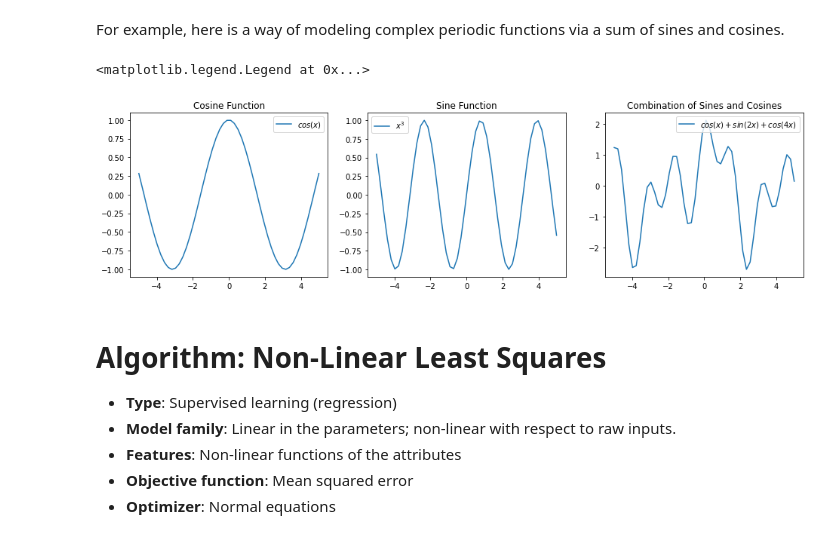
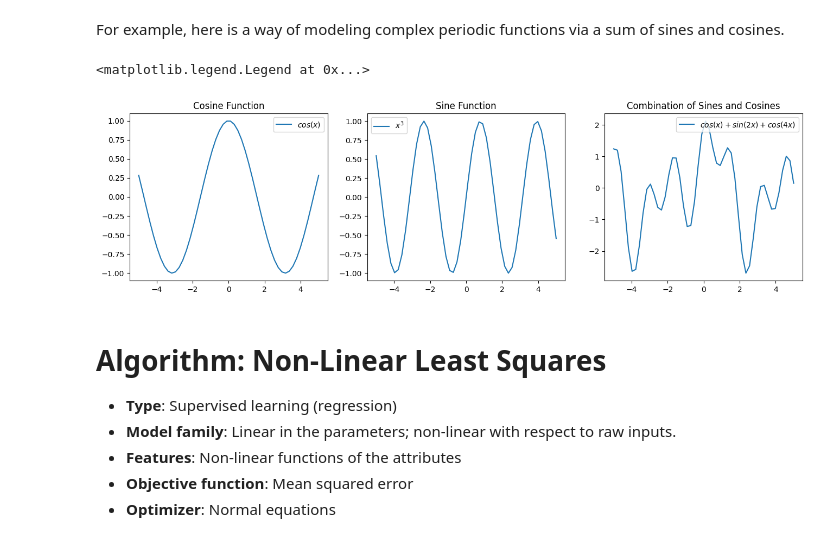
Before and after one commit to kuleshov/cornell-cs5785-2020-applied-ml, a Jupyter notebook: notebooks/lecture3-linear-regression.ipynb, the cells around one changed output. Drawn from its saved outputs; the diff is of its cells as text; code cells hidden in the pictures.

```diff
--- a/notebooks/lecture3-linear-regression.ipynb
+++ b/notebooks/lecture3-linear-regression.ipynb
@@ -815,27 +820,27 @@ For example, here is a way of modeling complex periodic functions via a sum of s
 # %%
 import warnings
 warnings.filterwarnings("ignore")
 
 plt.figure(figsize=(16,4))
 x_vars = np.linspace(-5, 5)
 
-plt.subplot('131')
+plt.subplot(131)
 plt.title('Cosine Function')
 plt.plot(x_vars, np.cos(x_vars))
 plt.legend(["$cos(x)$"])
 
-plt.subplot('132')
+plt.subplot(132)
 plt.title('Sine Function')
 plt.plot(x_vars, np.sin(2*x_vars))
 plt.legend(["$x^3$"])
 
-plt.subplot('133')
+plt.subplot(133)
 plt.title('Combination of Sines and Cosines')
 plt.plot(x_vars, np.cos(x_vars) + np.sin(2*x_vars) + np.cos(4*x_vars))
 plt.legend(["$cos(x) + sin(2x) + cos(4x)$"])
 # %% [output]
 <matplotlib.legend.Legend at 0x...>
-[figure, old version]
+[figure, new version]
 # %% [markdown]
 # Algorithm: Non-Linear Least Squares
 
```
Also changed, not shown: parts of 17 cells of this notebook.
